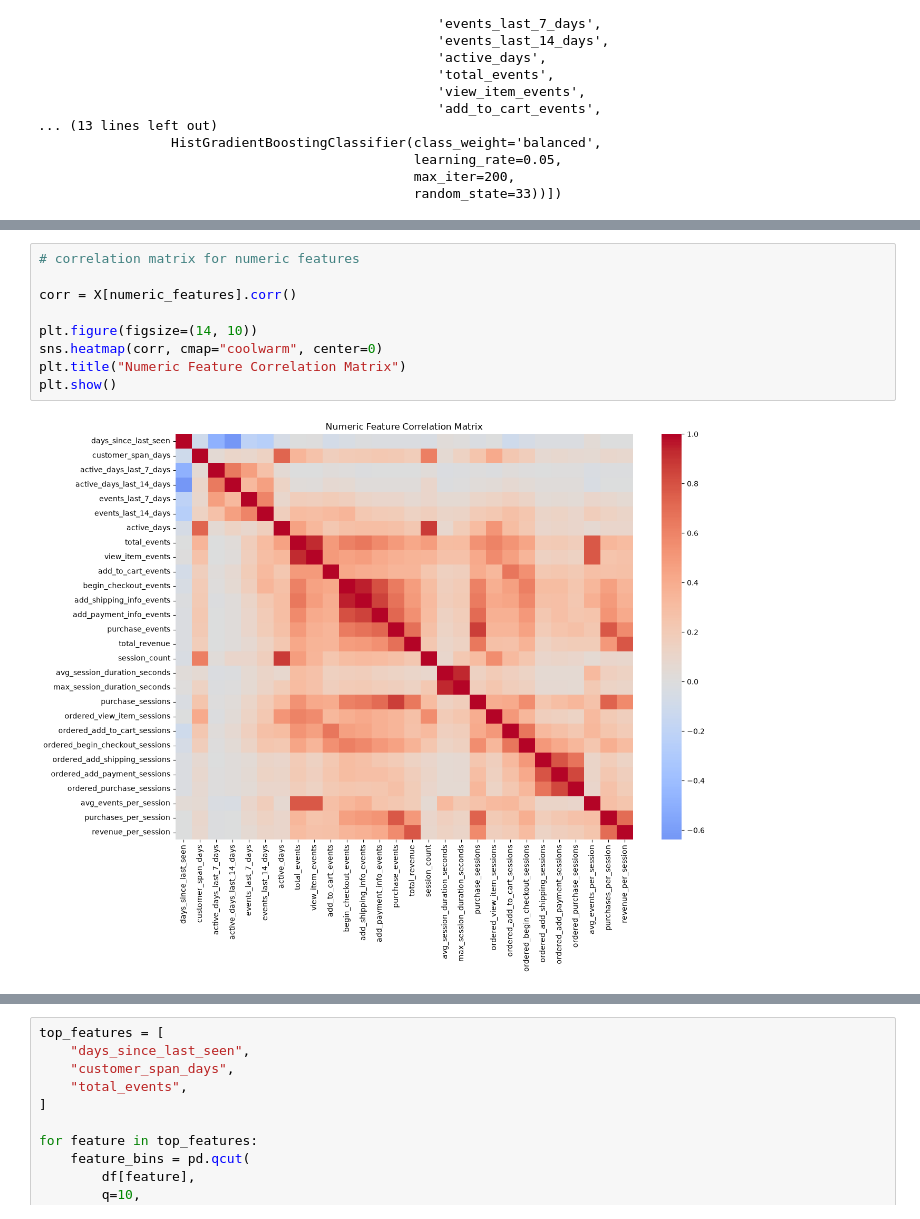
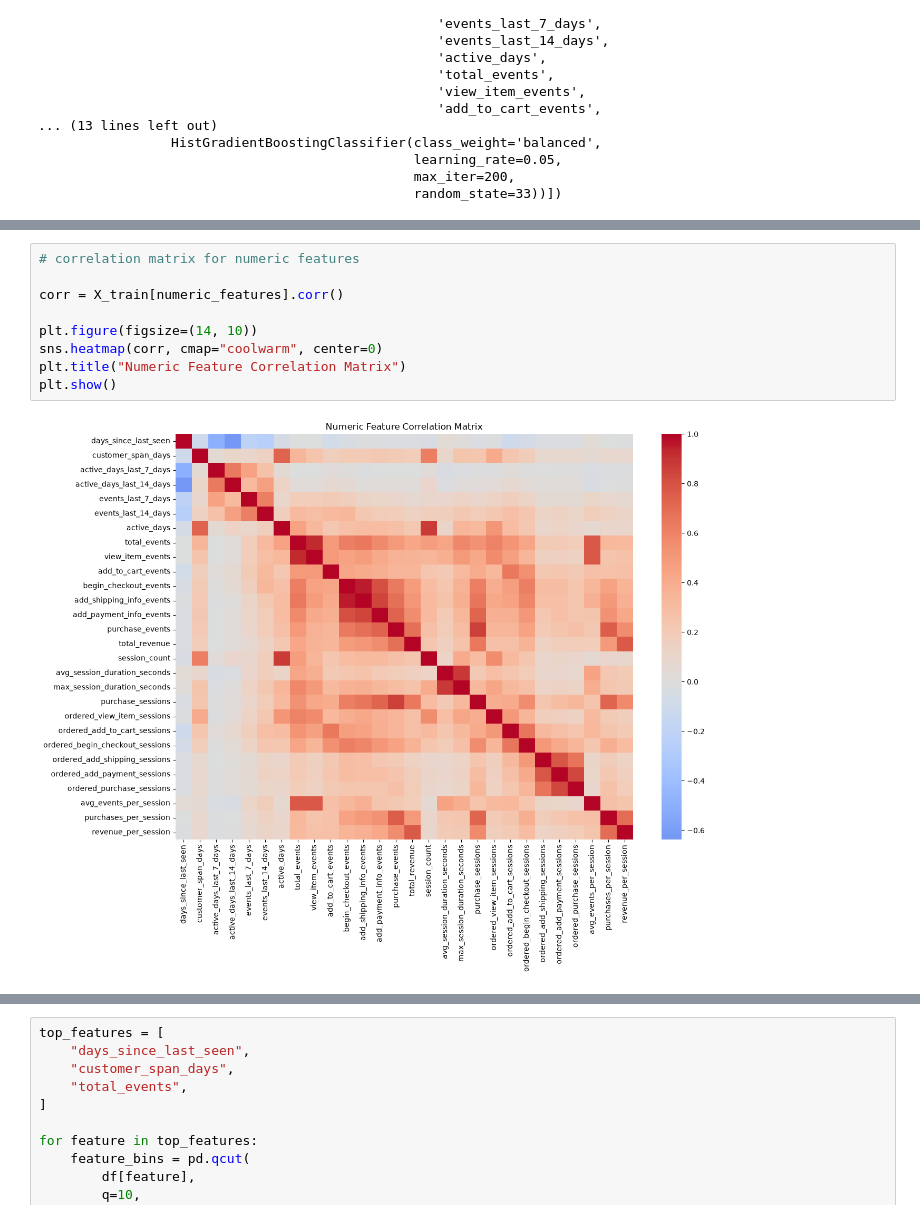
Before and after one commit to ngfackler/GA4-Ecommerce-Funnel-Analytics-ML, a Jupyter notebook: notebook/returning_customer_model.ipynb, the cells around one changed output, grey strips where cells are left out. Drawn from its saved outputs; the diff is of its cells as text.

```diff
--- a/notebook/returning_customer_model.ipynb
+++ b/notebook/returning_customer_model.ipynb
@@ -493,12 +504,12 @@ The cross-validated F1 score is based on the default 0.5 threshold, so it should
 # %%
 # correlation matrix for numeric features
 
-corr = X[numeric_features].corr()
+corr = X_train[numeric_features].corr()
 
 plt.figure(figsize=(14, 10))
 sns.heatmap(corr, cmap="coolwarm", center=0)
 plt.title("Numeric Feature Correlation Matrix")
 plt.show()
 # %% [output]
-[figure, old version]
+[figure, new version]
 # %%
```
Also changed, not shown: parts of 31 cells of this notebook, 2 other files.
